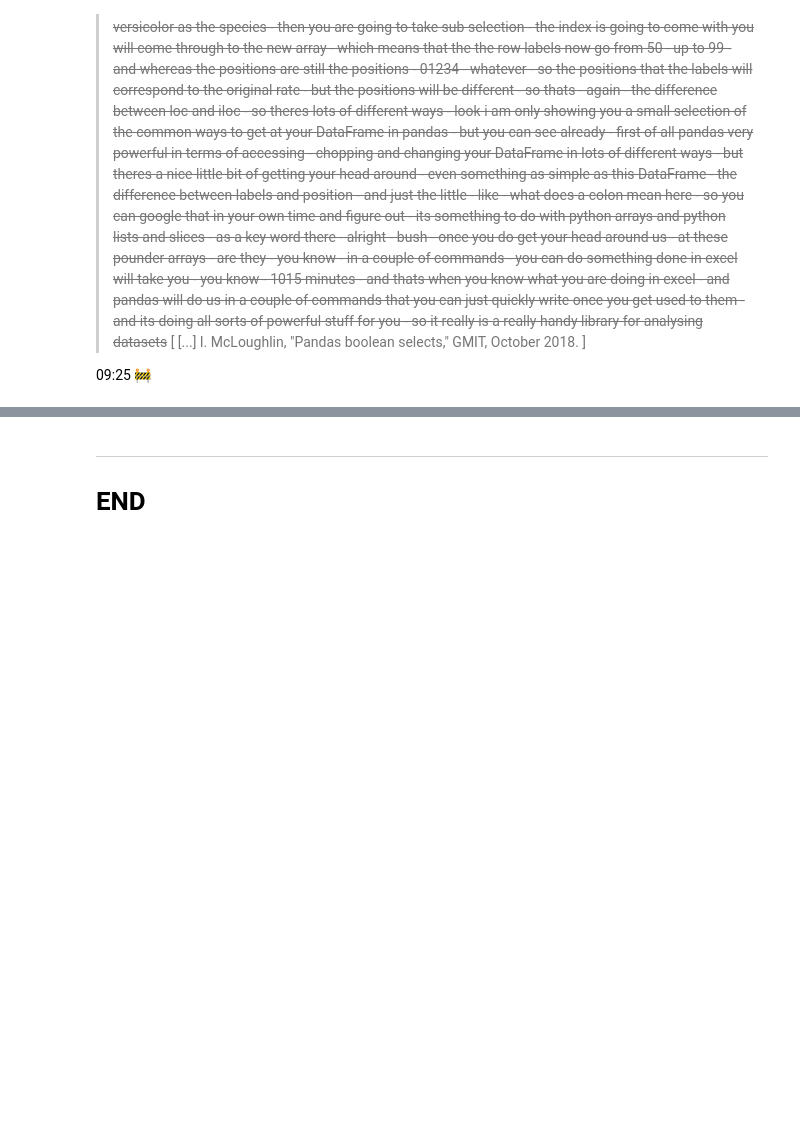
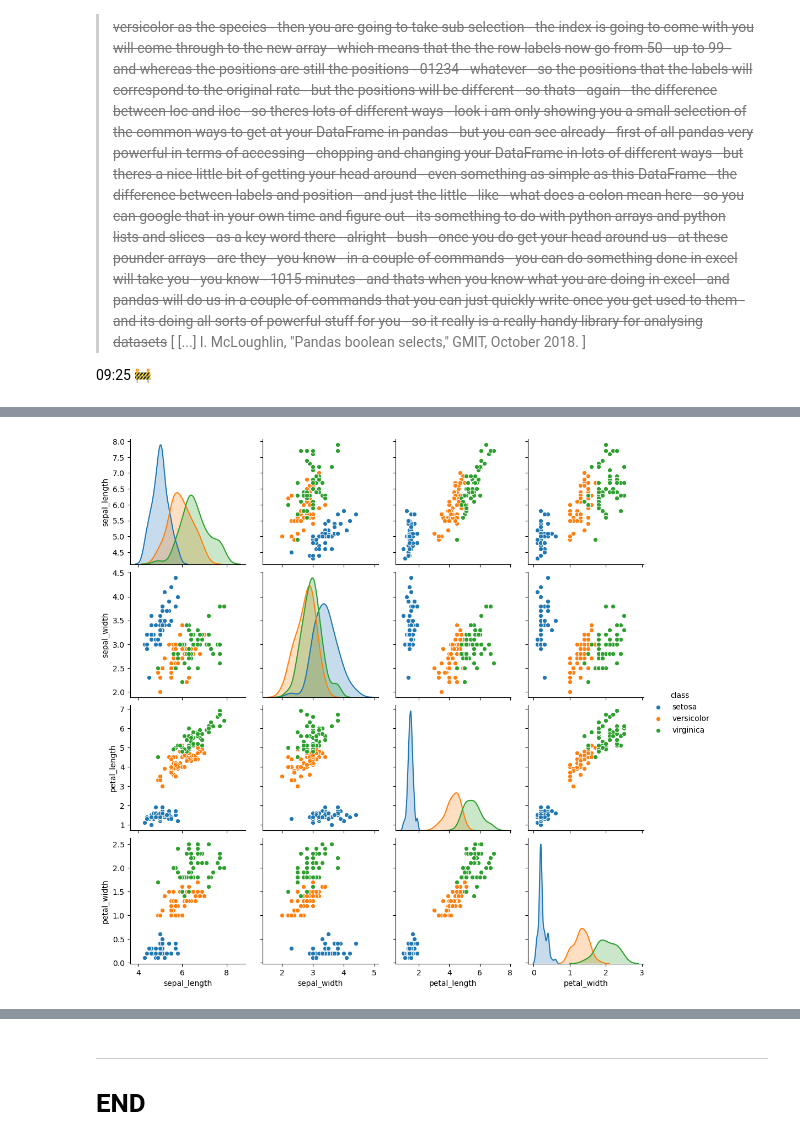
Before and after one commit to E6985/pda-pandas-iris, a Jupyter notebook: panda-iris-dataset.ipynb, the cells around one changed output, grey strips where cells are left out. Cells and saved outputs as stored; diff of their text form; code cells hidden in the pictures; blank space fills up the shorter version.

Commit message:
Review - Summary Statistics - pairplot

```diff
--- a/panda-iris-dataset.ipynb
+++ b/panda-iris-dataset.ipynb
@@ -592,0 +694,4 @@ Name: 51, dtype: object
+# %%
+sns.pairplot(df,"class");
+# %% [output]
+[figure, added]
```
Also changed, not shown: parts of 21 cells of this notebook, 7 other files.
